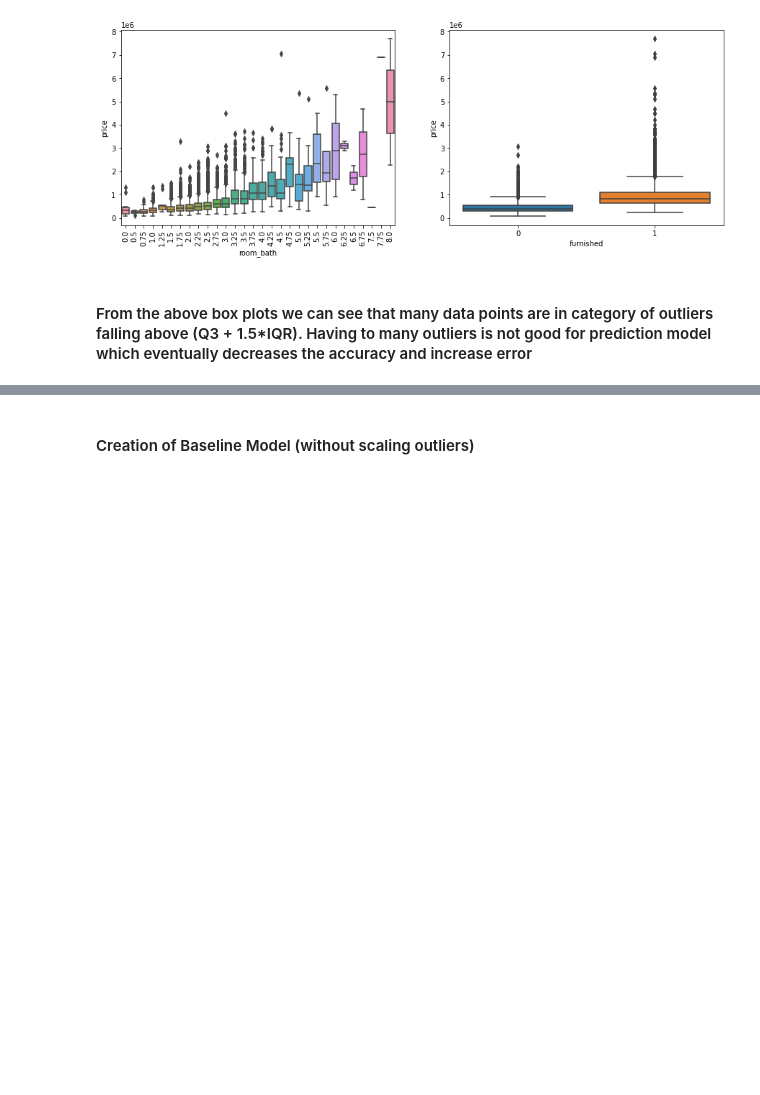
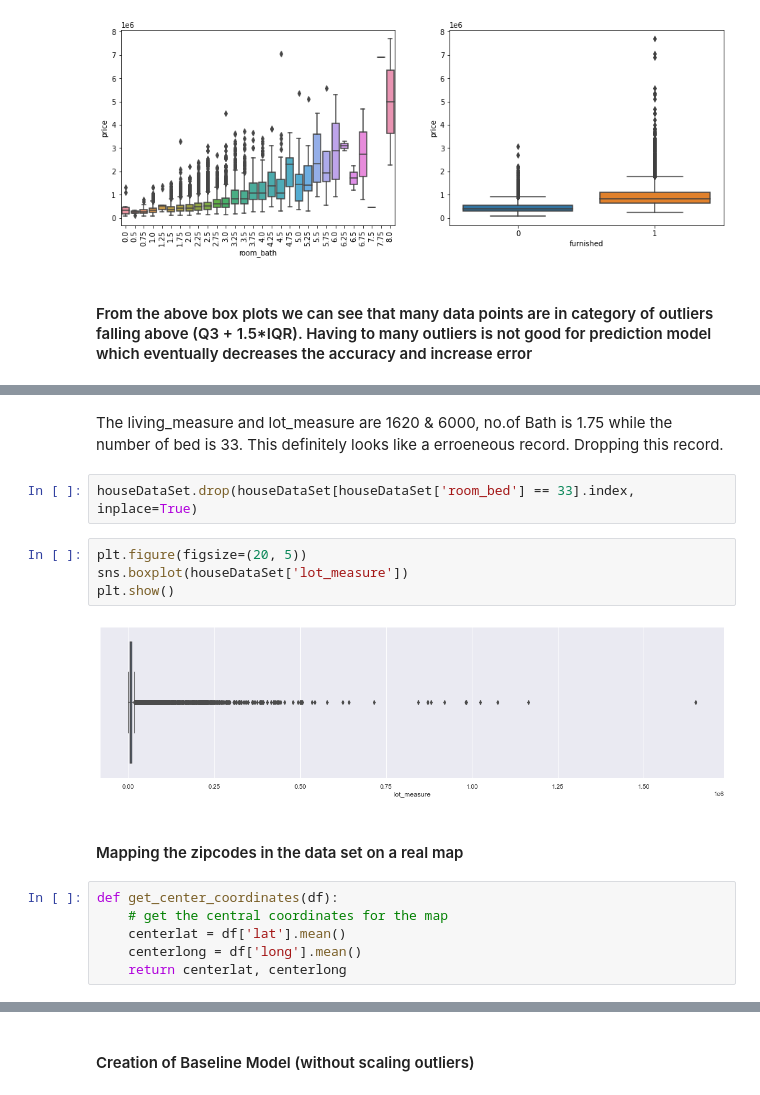
Before and after one commit to indrachatterjee86/capstoneML, a Jupyter notebook: code/MasterFile.ipynb, the cells around one changed output, grey strips where cells are left out. Saved outputs shown, nothing was run; the diff lists cells and outputs as text; blank space fills up the shorter version.

```diff
--- a/code/MasterFile.ipynb
+++ b/code/MasterFile.ipynb
@@ -261,0 +320,18 @@ sns.boxplot(x=newHouseDf['furnished'],y=newHouseDf['price'], ax=axes[1])
+# %% [markdown]
+The living_measure and lot_measure are 1620 & 6000, no.of Bath is 1.75 while the number of bed is 33. This definitely looks like a erroeneous record. Dropping this record.
+# %%
+houseDataSet.drop(houseDataSet[houseDataSet['room_bed'] == 33].index, inplace=True)
+# %%
+plt.figure(figsize=(20, 5))
+sns.boxplot(houseDataSet['lot_measure'])
+plt.show()
+# %% [output]
+[figure, added]
+# %% [markdown]
+#### Mapping the zipcodes in the data set on a real map
+# %%
+def get_center_coordinates(df):
+    # get the central coordinates for the map
+    centerlat = df['lat'].mean()
+    centerlong = df['long'].mean()
+    return centerlat, centerlong
```
Also changed, not shown: parts of 11 cells of this notebook, 1 other file.
